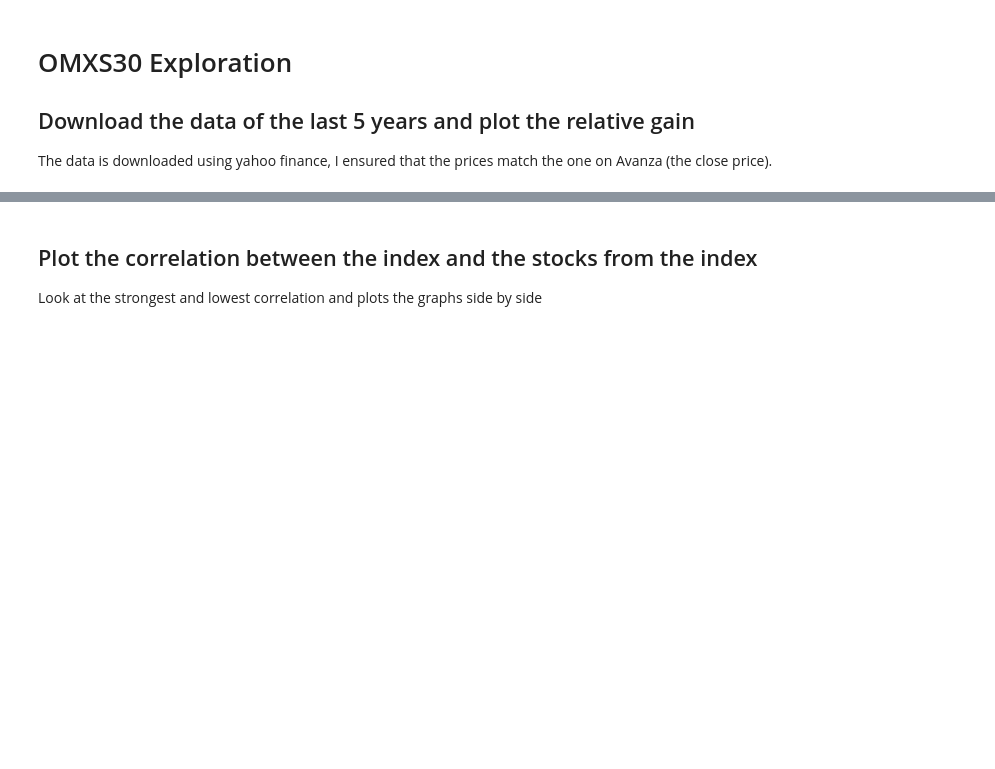
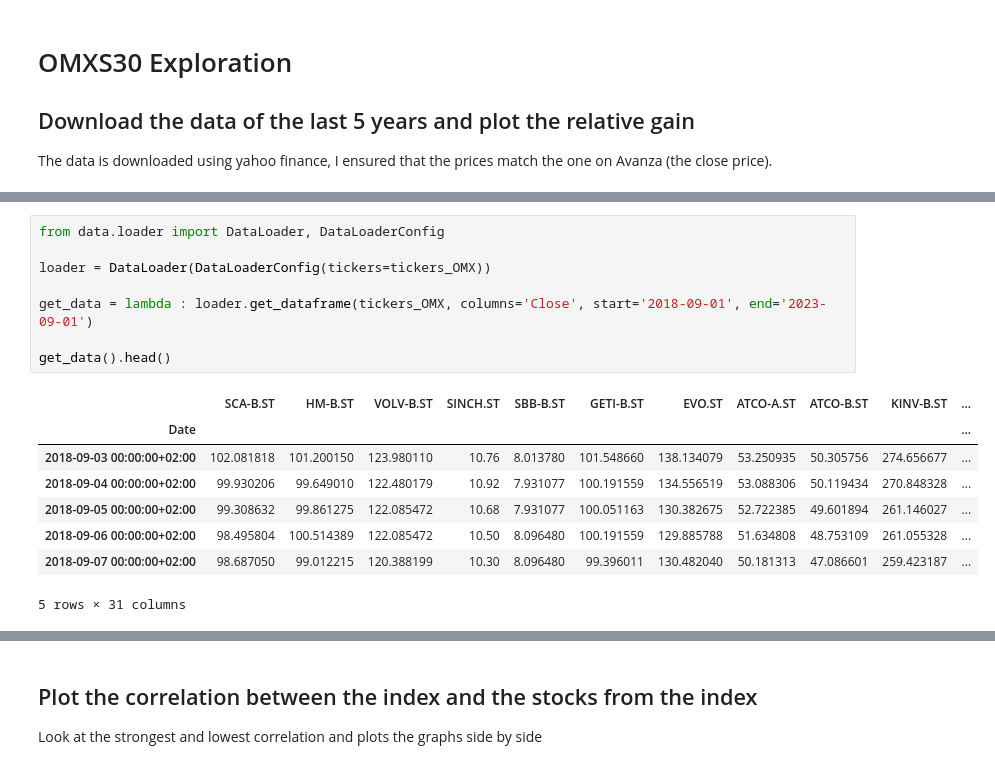
Before and after one commit to yann-pourcenoux/SmoothMyStrategy, a Jupyter notebook: src/notebooks/Learning.ipynb, the cells around one changed output, grey strips where cells are left out. Drawn from its saved outputs; the diff is of its cells as text; blank space fills up the shorter version.

```diff
--- a/src/notebooks/Learning.ipynb
+++ b/src/notebooks/Learning.ipynb
@@ -40,3 +41,20 @@ len(tickers_OMX)== 30
 # %% [output]
 True
+# %%
+from data.loader import DataLoader, DataLoaderConfig
+
+loader = DataLoader(DataLoaderConfig(tickers=tickers_OMX))
+
+get_data = lambda : loader.get_dataframe(tickers_OMX, columns='Close', start='2018-09-01', end='2023-09-01')
+
+get_data().head()
+# %% [output]
+|  | SCA-B.ST | HM-B.ST | VOLV-B.ST | SINCH.ST | SBB-B.ST | GETI-B.ST | EVO.ST | ATCO-A.ST | ATCO-B.ST | KINV-B.ST | ... |
+| Date |  |  |  |  |  |  |  |  |  |  | ... |
+| 2018-09-03 00:00:00+02:00 | 102.081818 | 101.200150 | 123.980110 | 10.76 | 8.013780 | 101.548660 | 138.134079 | 53.250935 | 50.305756 | 274.656677 | ... |
+| 2018-09-04 00:00:00+02:00 | 99.930206 | 99.649010 | 122.480179 | 10.92 | 7.931077 | 100.191559 | 134.556519 | 53.088306 | 50.119434 | 270.848328 | ... |
+| 2018-09-05 00:00:00+02:00 | 99.308632 | 99.861275 | 122.085472 | 10.68 | 7.931077 | 100.051163 | 130.382675 | 52.722385 | 49.601894 | 261.146027 | ... |
+| 2018-09-06 00:00:00+02:00 | 98.495804 | 100.514389 | 122.085472 | 10.50 | 8.096480 | 100.191559 | 129.885788 | 51.634808 | 48.753109 | 261.055328 | ... |
+| 2018-09-07 00:00:00+02:00 | 98.687050 | 99.012215 | 120.388199 | 10.30 | 8.096480 | 99.396011 | 130.482040 | 50.181313 | 47.086601 | 259.423187 | ... |
+5 rows × 31 columns
 # %%
```
Also changed, not shown: parts of 8 cells of this notebook, 11 other files.
